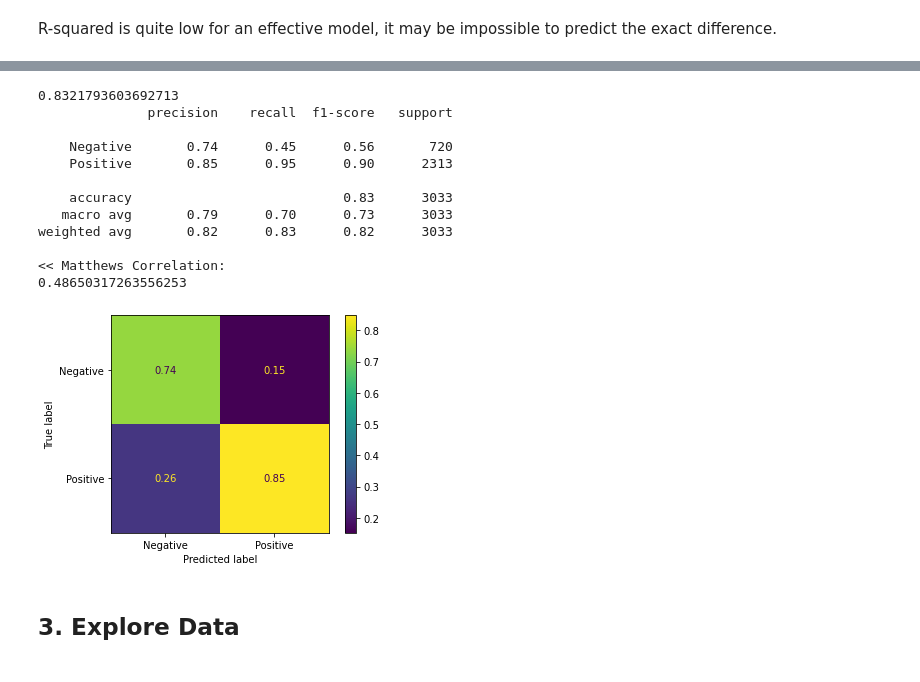
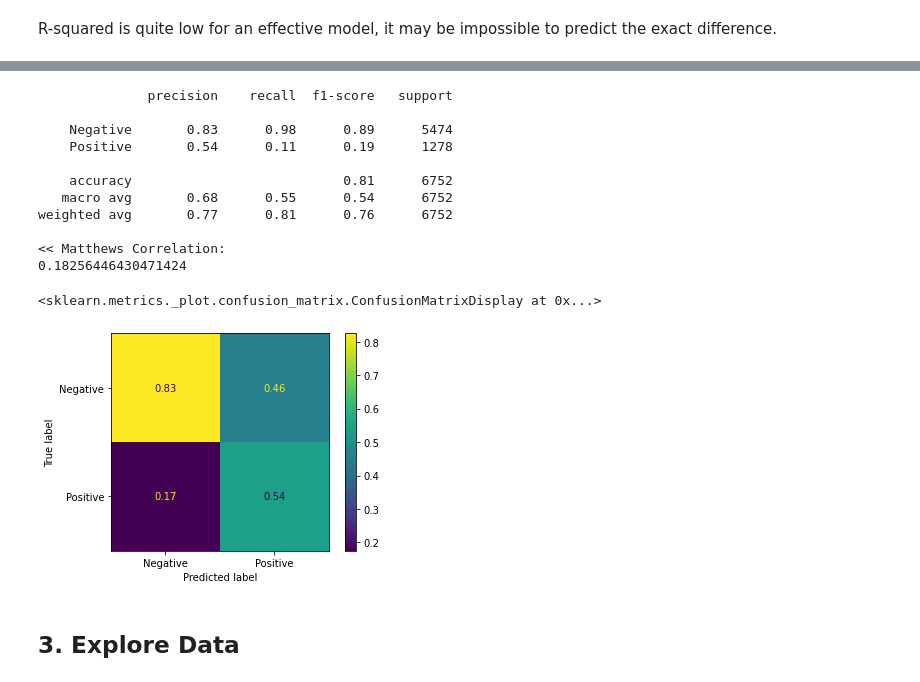
Before and after one commit to venson/starbucks, a Jupyter notebook: Starbucks_Capstone_notebook.ipynb, the cells around one changed output, grey strips where cells are left out. Saved outputs shown, nothing was run; the diff lists cells and outputs as text; code cells hidden in the pictures.

Commit message:
[feature] add feature selection for better model

```diff
--- a/Starbucks_Capstone_notebook.ipynb
+++ b/Starbucks_Capstone_notebook.ipynb
@@ -669,7 +653,7 @@ mean_amount['profit_diff'].isna().mean()
 # %%
 df = mean_amount.drop(['profit_with_offer', 'count_offer', 'became_member_on', 'person_id'], axis = 1)
 
-df = df.dropna(subset = ['profit_diff'], axis = 0)
+df = df.dropna(subset = ['profit_diff', 'income', 'age'], axis = 0)
 f, ax = plt.subplots(figsize = (12,12))
 ax = sns.heatmap(df.corr(), annot = True, fmt = ".2f",square = True)
 # %% [output]
@@ -746 +729,3 @@ x.head()
+# %%
+df_back = df.copy()
 # %%
@@ -850,0 +972,9 @@ print(model.score(x_test_,y_test_))
+# %%
+from sklearn.neural_network import MLPRegressor
+model = MLPRegressor(random_state=42,alpha = 0.01, max_iter=5000)
+model.fit(x_train_,y_train_)
+
+print('>>> Train set Score:')
+print(model.score(x_train_,y_train_))
+print('>>> Test set Score:')
+print(model.score(x_test_,y_test_))
@@ -1143,6 +1227,6 @@ x_train
 # %%
 def two_cate_diff(diff):
-    if diff < 0.5:
+    if diff < 0.4:
         return 'Negative'
     else:
         return 'Positive'
@@ -1361,27 +1436,34 @@ weighted avg       0.81      0.83      0.81      3033
 # %%
 from sklearn.neural_network import MLPClassifier
-MLP = MLPClassifier(alpha=0.01,random_state = 42,max_iter = 500)
-MLP.fit(x_train, y_train_two)
-y_pred = MLP.predict(x_test)
-print(classification_report(y_test_two,y_pred, target_names = MLP.classes_))
+
+def two_cate_diff(diff):
+    if diff <0:
+        return 'Negative'
+    else:
+        return 'Positive'
+y_train_two_ = y_train_.apply(two_cate_diff)
+y_test_two_ = y_test_.apply(two_cate_diff)
+MLP = MLPClassifier(alpha=0.05,random_state = 42,max_iter = 5000)
+MLP.fit(x_train_, y_train_two_)
+y_pred = MLP.predict(x_test_)
+print(classification_report(y_test_two_,y_pred, target_names = MLP.classes_))
 print('<< Matthews Correlation:')
-print(matthews_corrcoef(y_test_two, y_pred))
-ConfusionMatrixDisplay.from_estimator( MLP,x_test, y_test_two, normalize = 'pred')
-plt.show()
+print(matthews_corrcoef(y_test_two_, y_pred))
+ConfusionMatrixDisplay.from_estimator( MLP,x_test_, y_test_two_, normalize = 'pred')
 # %% [output]
-0.8321793603692713
               precision    recall  f1-score   support
 
-    Negative       0.74      0.45      0.56       720
-    Positive       0.85      0.95      0.90      2313
+    Negative       0.83      0.98      0.89      5474
+    Positive       0.54      0.11      0.19      1278
 
-    accuracy                           0.83      3033
-   macro avg       0.79      0.70      0.73      3033
-weighted avg       0.82      0.83      0.82      3033
+    accuracy                           0.81      6752
+   macro avg       0.68      0.55      0.54      6752
+weighted avg       0.77      0.81      0.76      6752
 
 << Matthews Correlation:
-0.48650317263556253
+0.18256446430471424
+<sklearn.metrics._plot.confusion_matrix.ConfusionMatrixDisplay at 0x...>
-[figure, old version]
+[figure, new version]
 # %% [markdown]
 ## 3. Explore Data
 # %% [markdown]
```
Also changed, not shown: parts of 90 cells of this notebook.
